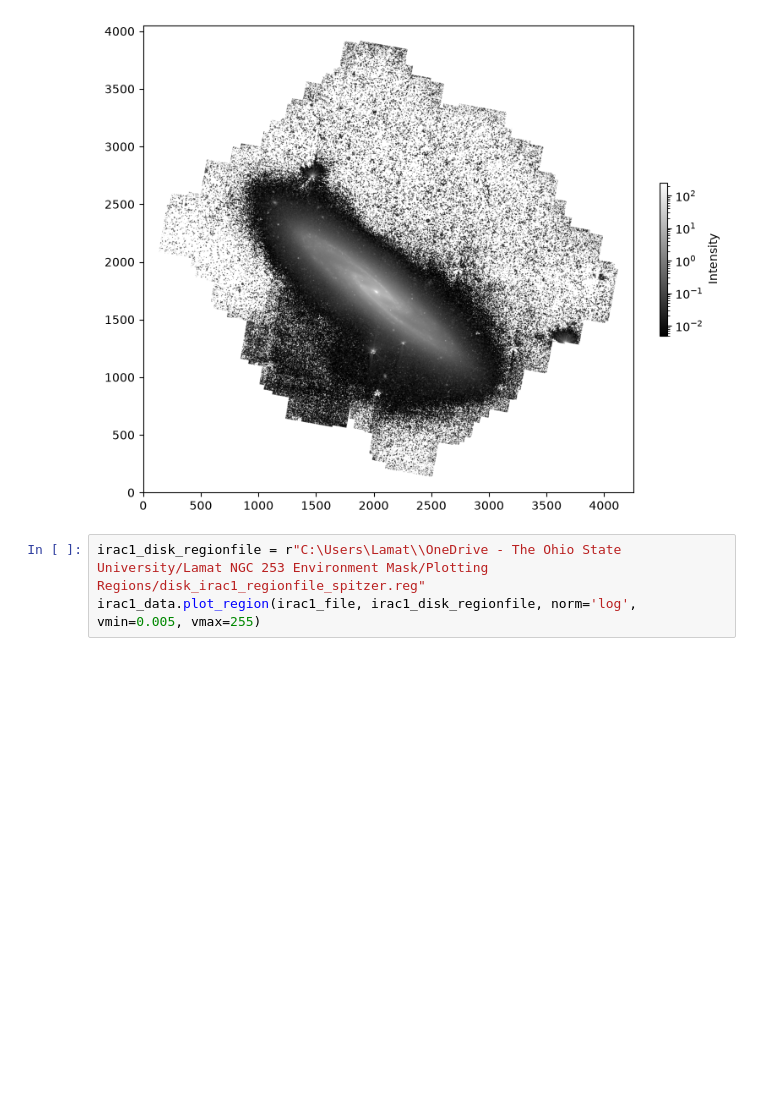
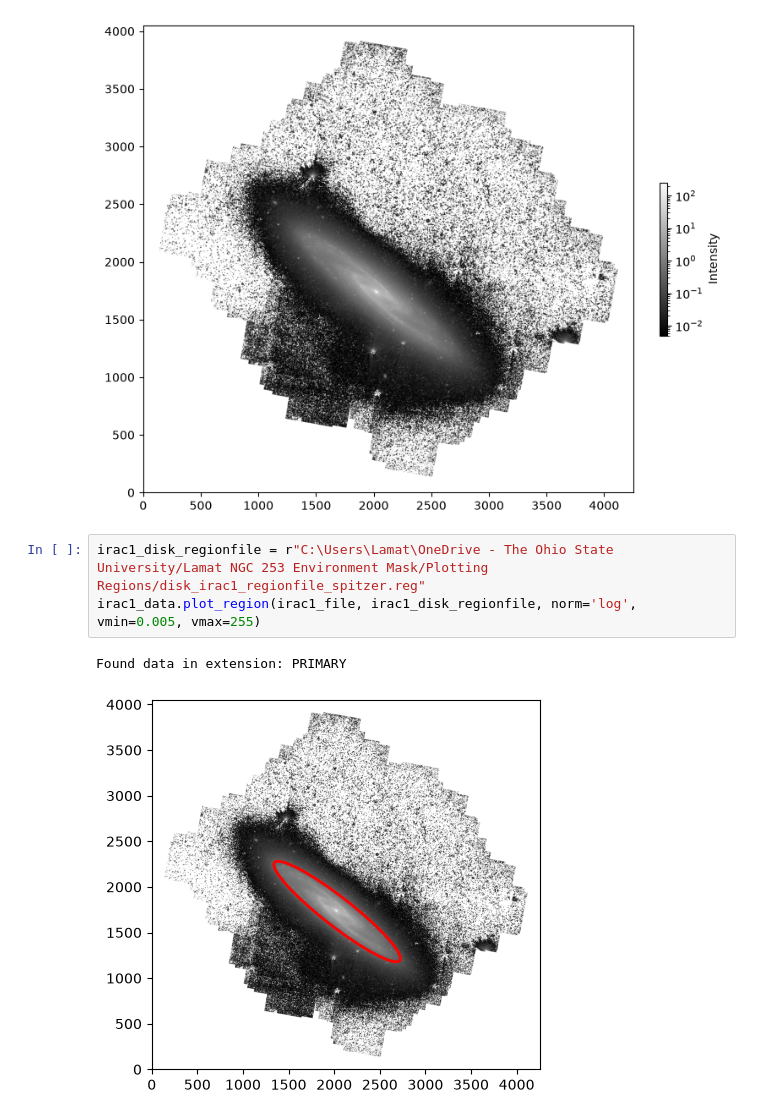
Before and after one commit to myasmedley/Environment-Mask-of-NGC-253, a Jupyter notebook: Disk_RegionsUpdated.ipynb, the cells around one changed output. Saved outputs shown, nothing was run; the diff lists cells and outputs as text; blank space fills up the shorter version.

Commit message:
irac1 plotted

```diff
--- a/Disk_RegionsUpdated.ipynb
+++ b/Disk_RegionsUpdated.ipynb
@@ -299,5 +299,8 @@ Found data in extension: PRIMARY
 Found data in extension: PRIMARY
 [figure]
 # %%
-irac1_disk_regionfile = r"C:\Users\Lamat\\OneDrive - The Ohio State University/Lamat NGC 253 Environment Mask/Plotting Regions/disk_irac1_regionfile_spitzer.reg"
+irac1_disk_regionfile = r"C:\Users\Lamat\OneDrive - The Ohio State University/Lamat NGC 253 Environment Mask/Plotting Regions/disk_irac1_regionfile_spitzer.reg"
 irac1_data.plot_region(irac1_file, irac1_disk_regionfile, norm='log', vmin=0.005, vmax=255)
+# %% [output]
+Found data in extension: PRIMARY
+[figure, added]
```
Also changed, not shown: parts of 2 cells of this notebook.
